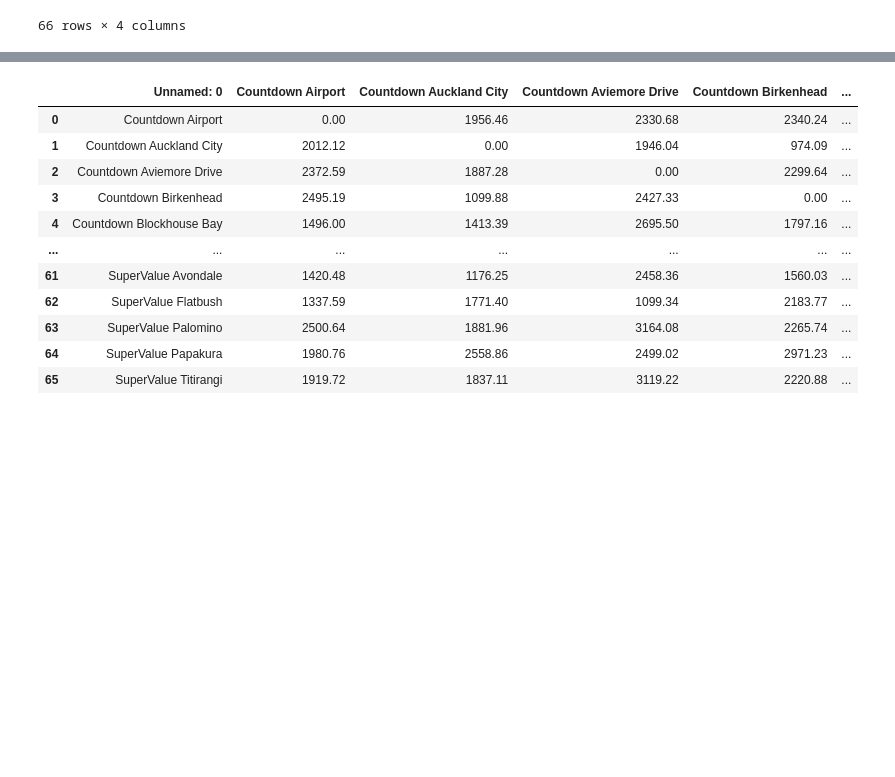
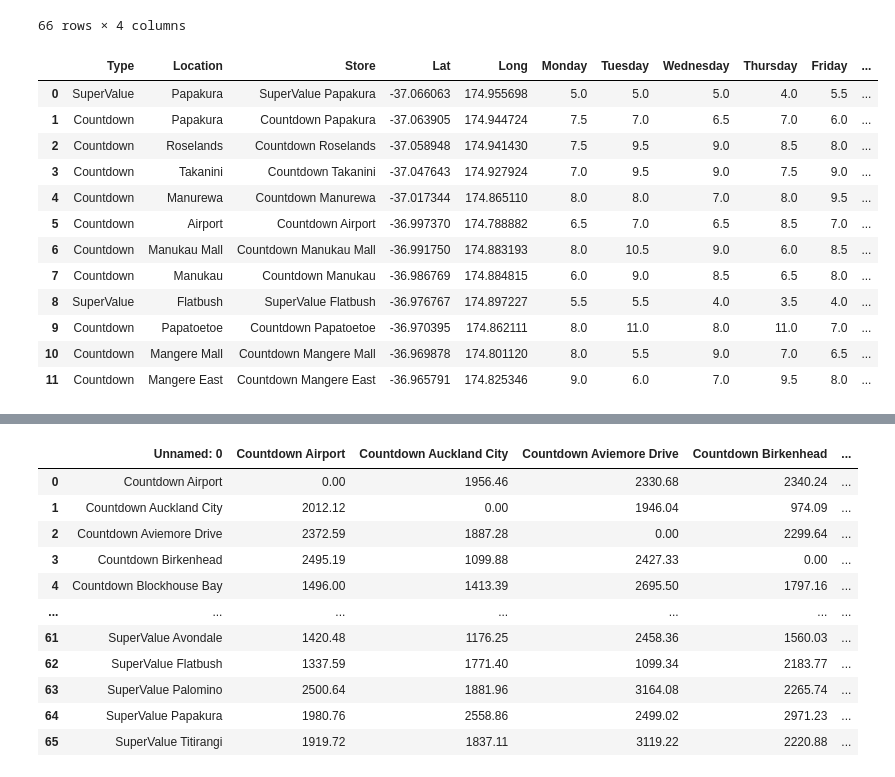
Before and after one commit to stho382/ENGSCI_Group_6_OR, a Jupyter notebook: OR_visualisations.ipynb, the cells around one changed output, grey strips where cells are left out. Cells and saved outputs as stored; diff of their text form; code cells hidden in the pictures; blank space fills up the shorter version.

```diff
--- a/OR_visualisations.ipynb
+++ b/OR_visualisations.ipynb
@@ -178,3 +164,19 @@ locations_df
 | SuperValue Papakura | SuperValue | Papakura | -37.066063 | 174.955698 |
 | SuperValue Titirangi | SuperValue | Titirangi | -36.937390 | 174.657298 |
 66 rows × 4 columns
+# %%
+locationsSouth_df
+# %% [output]
+|  | Type | Location | Store | Lat | Long | Monday | Tuesday | Wednesday | Thursday | Friday | ... |
+| 0 | SuperValue | Papakura | SuperValue Papakura | -37.066063 | 174.955698 | 5.0 | 5.0 | 5.0 | 4.0 | 5.5 | ... |
+| 1 | Countdown | Papakura | Countdown Papakura | -37.063905 | 174.944724 | 7.5 | 7.0 | 6.5 | 7.0 | 6.0 | ... |
+| 2 | Countdown | Roselands | Countdown Roselands | -37.058948 | 174.941430 | 7.5 | 9.5 | 9.0 | 8.5 | 8.0 | ... |
+| 3 | Countdown | Takanini | Countdown Takanini | -37.047643 | 174.927924 | 7.0 | 9.5 | 9.0 | 7.5 | 9.0 | ... |
+| 4 | Countdown | Manurewa | Countdown Manurewa | -37.017344 | 174.865110 | 8.0 | 8.0 | 7.0 | 8.0 | 9.5 | ... |
+| 5 | Countdown | Airport | Countdown Airport | -36.997370 | 174.788882 | 6.5 | 7.0 | 6.5 | 8.5 | 7.0 | ... |
+| 6 | Countdown | Manukau Mall | Countdown Manukau Mall | -36.991750 | 174.883193 | 8.0 | 10.5 | 9.0 | 6.0 | 8.5 | ... |
+| 7 | Countdown | Manukau | Countdown Manukau | -36.986769 | 174.884815 | 6.0 | 9.0 | 8.5 | 6.5 | 8.0 | ... |
+| 8 | SuperValue | Flatbush | SuperValue Flatbush | -36.976767 | 174.897227 | 5.5 | 5.5 | 4.0 | 3.5 | 4.0 | ... |
+| 9 | Countdown | Papatoetoe | Countdown Papatoetoe | -36.970395 | 174.862111 | 8.0 | 11.0 | 8.0 | 11.0 | 7.0 | ... |
+| 10 | Countdown | Mangere Mall | Countdown Mangere Mall | -36.969878 | 174.801120 | 8.0 | 5.5 | 9.0 | 7.0 | 6.5 | ... |
+| 11 | Countdown | Mangere East | Countdown Mangere East | -36.965791 | 174.825346 | 9.0 | 6.0 | 7.0 | 9.5 | 8.0 | ... |
```
Also changed, not shown: parts of 17 cells of this notebook, 2 other files.
